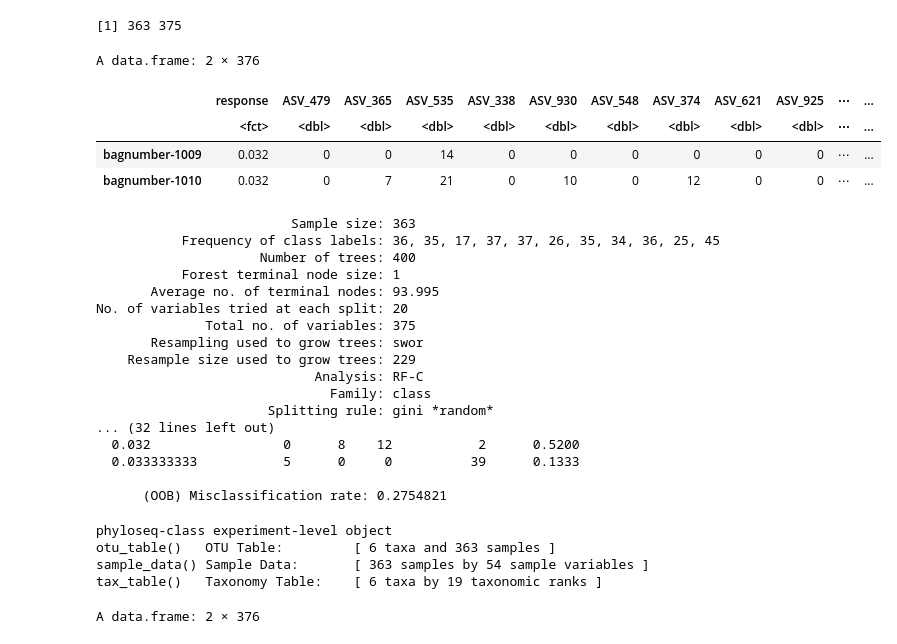
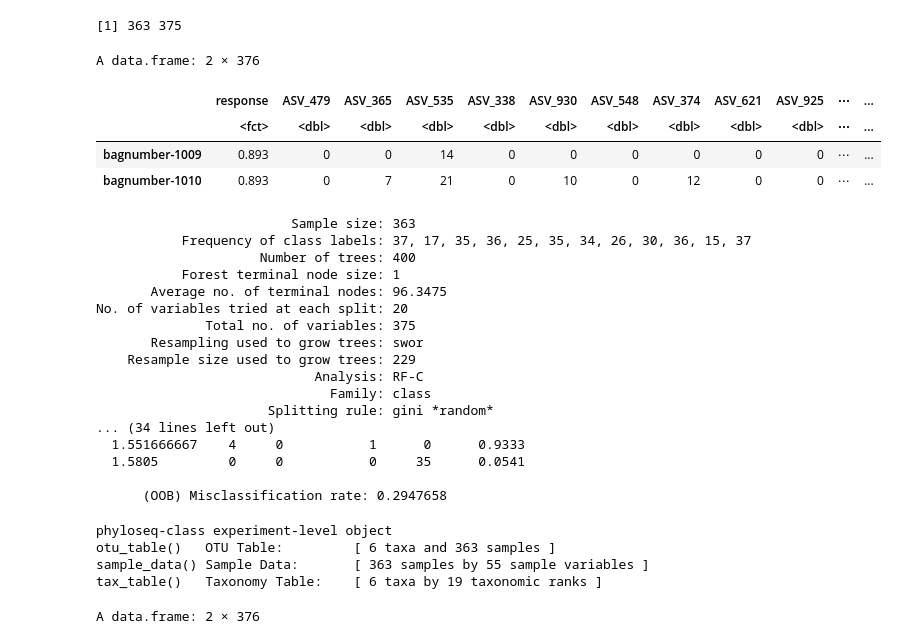
Before and after one commit to srosales712/CoralPersistence, a Jupyter notebook: RF_POR-Copy1.ipynb, the cells around one changed output. Drawn from its saved outputs; the diff is of its cells as text; code cells hidden in the pictures.

```diff
--- a/RF_POR-Copy1.ipynb
+++ b/RF_POR-Copy1.ipynb
@@ -103,35 +101,38 @@ tax_table()   Taxonomy Table:    [ 375 taxa by 7 taxonomic ranks ]
 # %%
 predictors <- t(otu_table(ps_fill))
 dim(predictors)
 # Make one column for our outcome/response variable
 
-response <- as.factor(sample_data(ps_fill)$NO2.uM.)
+response <- as.factor(sample_data(ps_fill)$N.N.uM)
 
 # Combine them into 1 data frame
 rf.data <- data.frame(response, predictors)
 head(rf.data, n=2)
 
 
 set.seed(2)
 NO2.classify <- rfsrc(response~., data = rf.data, ntree = 400,
                      importance="permute", csv.num=TRUE)
 NO2.classify
 
 tax_NO2= cbind(as.data.frame(NO2.classify$importance), as.data.frame(tax_table(ps_fill))) %>%
 arrange(-all) %>%
 head()
+
+tax_NO2 %>%
+arrange(-all)
 # %% [output]
 [1] 363 375
 A data.frame: 2 × 376
 |  | response | ASV_479 | ASV_365 | ASV_535 | ASV_338 | ASV_930 | ASV_548 | ASV_374 | ASV_621 | ASV_925 | ⋯ | ... |
 |  | <fct> | <dbl> | <dbl> | <dbl> | <dbl> | <dbl> | <dbl> | <dbl> | <dbl> | <dbl> | ⋯ | ... |
-| bagnumber-1009 | 0.032 | 0 | 0 | 14 | 0 | 0 | 0 | 0 | 0 | 0 | ⋯ | ... |
-| bagnumber-1010 | 0.032 | 0 | 7 | 21 | 0 | 10 | 0 | 12 | 0 | 0 | ⋯ | ... |
+| bagnumber-1009 | 0.893 | 0 | 0 | 14 | 0 | 0 | 0 | 0 | 0 | 0 | ⋯ | ... |
+| bagnumber-1010 | 0.893 | 0 | 7 | 21 | 0 | 10 | 0 | 12 | 0 | 0 | ⋯ | ... |
                          Sample size: 363
-           Frequency of class labels: 36, 35, 17, 37, 37, 26, 35, 34, 36, 25, 45
+           Frequency of class labels: 37, 17, 35, 36, 25, 35, 34, 26, 30, 36, 15, 37
                      Number of trees: 400
            Forest terminal node size: 1
-       Average no. of terminal nodes: 93.995
+       Average no. of terminal nodes: 96.3475
 No. of variables tried at each split: 20
               Total no. of variables: 375
        Resampling used to grow trees: swor
@@ -139,11 +140,11 @@ No. of variables tried at each split: 20
                             Analysis: RF-C
                               Family: class
                       Splitting rule: gini *random*
-... (32 lines left out)
-  0.032                 0      8    12           2      0.5200
-  0.033333333           5      0     0          39      0.1333
+... (34 lines left out)
+  1.551666667    4     0           1      0      0.9333
+  1.5805         0     0           0     35      0.0541
 
-      (OOB) Misclassification rate: 0.2754821
+      (OOB) Misclassification rate: 0.2947658
 # %%
 TAX <- tax_table(as.matrix(tax_NO2))
 ps <- phyloseq(ASV, TAX , SAMP)
@@ -151,7 +152,7 @@ ps
 # %% [output]
 phyloseq-class experiment-level object
 otu_table()   OTU Table:         [ 6 taxa and 363 samples ]
-sample_data() Sample Data:       [ 363 samples by 54 sample variables ]
+sample_data() Sample Data:       [ 363 samples by 55 sample variables ]
 tax_table()   Taxonomy Table:    [ 6 taxa by 19 taxonomic ranks ]
 # %%
 # Make one column for our outcome/response variable
```
Also changed, not shown: parts of 16 cells of this notebook, 3 other files.
